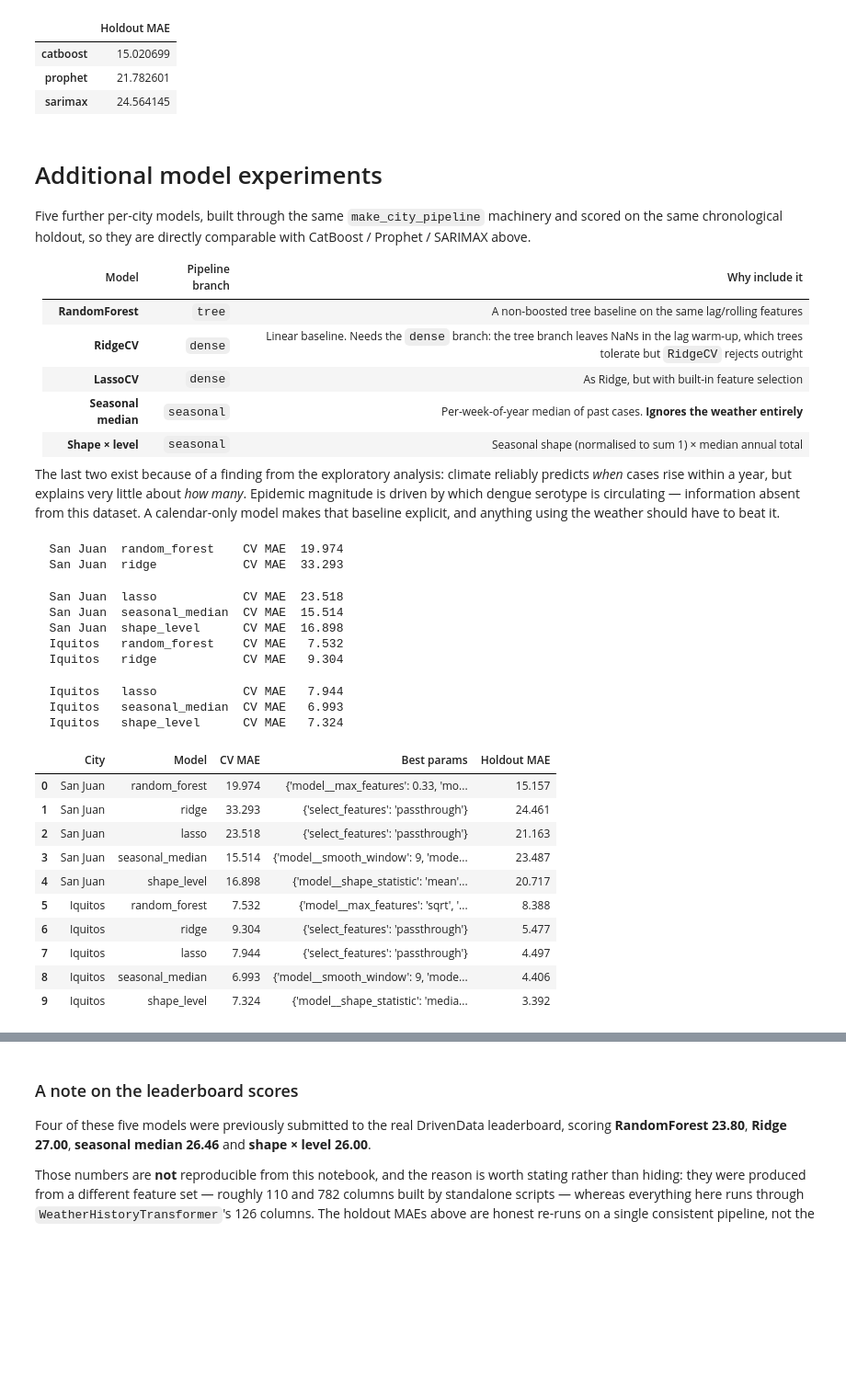
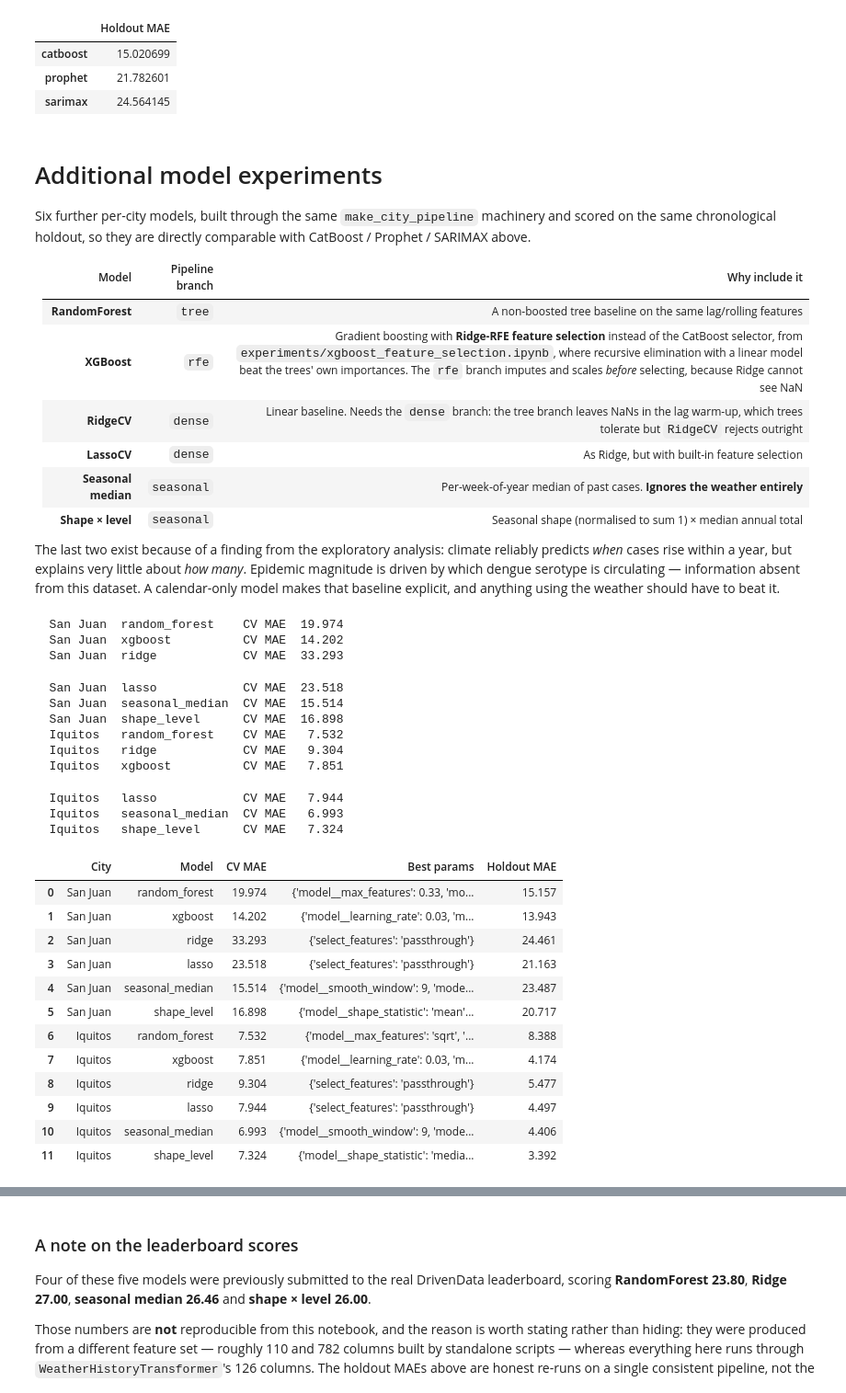
Before and after one commit to nurdauletakhanov/dengai-coursework, a Jupyter notebook: DengAI_notebook.ipynb, the cells around one changed output, grey strips where cells are left out. Shown at 92% size. Cells and saved outputs as stored; diff of their text form; code cells hidden in the pictures; blank space fills up the shorter version.

```diff
--- a/DengAI_notebook.ipynb
+++ b/DengAI_notebook.ipynb
@@ -980,13 +980,14 @@ display(
 # %% [markdown]
 # Additional model experiments
 
-Five further per-city models, built through the same `make_city_pipeline` machinery and
+Six further per-city models, built through the same `make_city_pipeline` machinery and
 scored on the same chronological holdout, so they are directly comparable with CatBoost /
 Prophet / SARIMAX above.
 
 | Model | Pipeline branch | Why include it |
 |---|---|---|
 | **RandomForest** | `tree` | A non-boosted tree baseline on the same lag/rolling features |
+| **XGBoost** | `rfe` | Gradient boosting with **Ridge-RFE feature selection** instead of the CatBoost selector, from `experiments/xgboost_feature_selection.ipynb`, where recursive elimination with a linear model beat the trees' own importances. The `rfe` branch imputes and scales *before* selecting, because Ridge cannot see NaN |
 | **RidgeCV** | `dense` | Linear baseline. Needs the `dense` branch: the tree branch leaves NaNs in the lag warm-up, which trees tolerate but `RidgeCV` rejects outright |
 | **LassoCV** | `dense` | As Ridge, but with built-in feature selection |
 | **Seasonal median** | `seasonal` | Per-week-of-year median of past cases. **Ignores the weather entirely** |
@@ -998,36 +999,40 @@ Epidemic magnitude is driven by which dengue serotype is circulating — informa
 from this dataset. A calendar-only model makes that baseline explicit, and anything using
 the weather should have to beat it.
 # %%
-extra_models = ["random_forest", "ridge", "lasso", "seasonal_median", "shape_level"]
+extra_models = ["random_forest", "xgboost", "ridge", "lasso", "seasonal_median", "shape_level"]
 extra_pipelines = build_pipelines(cfg, names=extra_models)
 
 # Same CV folds, same holdout blocks as the three models above.
 extra_searches, extra_best, extra_cv = ev.run_searches(
     extra_pipelines, city_data, cfg, names=extra_models
 )
 extra_hold, _ = ev.holdout_table(extra_best, city_data)
 extra_results = extra_cv.merge(extra_hold, on=["City", "Model"])
 display(extra_results.round(3))
 # %% [output]
   San Juan  random_forest    CV MAE  19.974
+  San Juan  xgboost          CV MAE  14.202
   San Juan  ridge            CV MAE  33.293
   San Juan  lasso            CV MAE  23.518
   San Juan  seasonal_median  CV MAE  15.514
   San Juan  shape_level      CV MAE  16.898
   Iquitos   random_forest    CV MAE   7.532
   Iquitos   ridge            CV MAE   9.304
+  Iquitos   xgboost          CV MAE   7.851
   Iquitos   lasso            CV MAE   7.944
   Iquitos   seasonal_median  CV MAE   6.993
   Iquitos   shape_level      CV MAE   7.324
 |  | City | Model | CV MAE | Best params | Holdout MAE |
 | 0 | San Juan | random_forest | 19.974 | {'model__max_features': 0.33, 'mo... | 15.157 |
-| 1 | San Juan | ridge | 33.293 | {'select_features': 'passthrough'} | 24.461 |
-| 2 | San Juan | lasso | 23.518 | {'select_features': 'passthrough'} | 21.163 |
-| 3 | San Juan | seasonal_median | 15.514 | {'model__smooth_window': 9, 'mode... | 23.487 |
-| 4 | San Juan | shape_level | 16.898 | {'model__shape_statistic': 'mean'... | 20.717 |
-| 5 | Iquitos | random_forest | 7.532 | {'model__max_features': 'sqrt', '... | 8.388 |
-| 6 | Iquitos | ridge | 9.304 | {'select_features': 'passthrough'} | 5.477 |
-| 7 | Iquitos | lasso | 7.944 | {'select_features': 'passthrough'} | 4.497 |
-| 8 | Iquitos | seasonal_median | 6.993 | {'model__smooth_window': 9, 'mode... | 4.406 |
-| 9 | Iquitos | shape_level | 7.324 | {'model__shape_statistic': 'media... | 3.392 |
+| 1 | San Juan | xgboost | 14.202 | {'model__learning_rate': 0.03, 'm... | 13.943 |
+| 2 | San Juan | ridge | 33.293 | {'select_features': 'passthrough'} | 24.461 |
+| 3 | San Juan | lasso | 23.518 | {'select_features': 'passthrough'} | 21.163 |
+| 4 | San Juan | seasonal_median | 15.514 | {'model__smooth_window': 9, 'mode... | 23.487 |
+| 5 | San Juan | shape_level | 16.898 | {'model__shape_statistic': 'mean'... | 20.717 |
+| 6 | Iquitos | random_forest | 7.532 | {'model__max_features': 'sqrt', '... | 8.388 |
+| 7 | Iquitos | xgboost | 7.851 | {'model__learning_rate': 0.03, 'm... | 4.174 |
+| 8 | Iquitos | ridge | 9.304 | {'select_features': 'passthrough'} | 5.477 |
+| 9 | Iquitos | lasso | 7.944 | {'select_features': 'passthrough'} | 4.497 |
+| 10 | Iquitos | seasonal_median | 6.993 | {'model__smooth_window': 9, 'mode... | 4.406 |
+| 11 | Iquitos | shape_level | 7.324 | {'model__shape_statistic': 'media... | 3.392 |
 # %%
```
Also changed, not shown: parts of 1 cell of this notebook, 5 other files.
